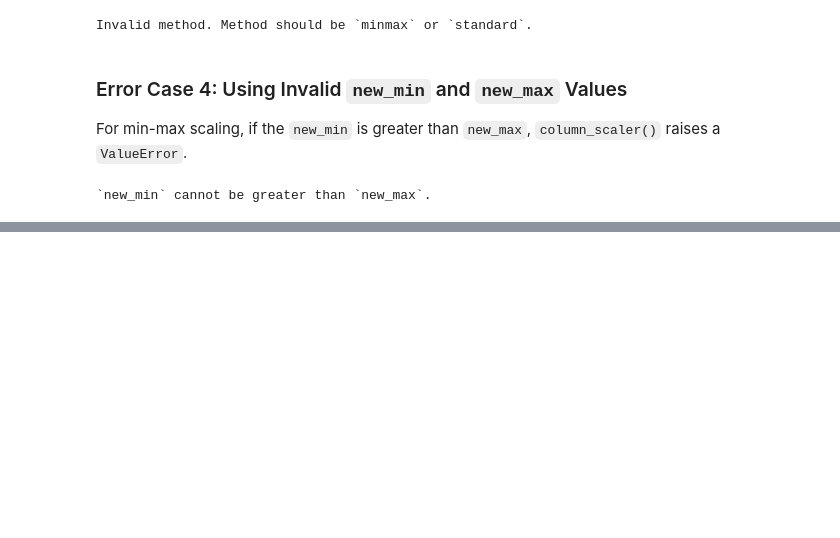
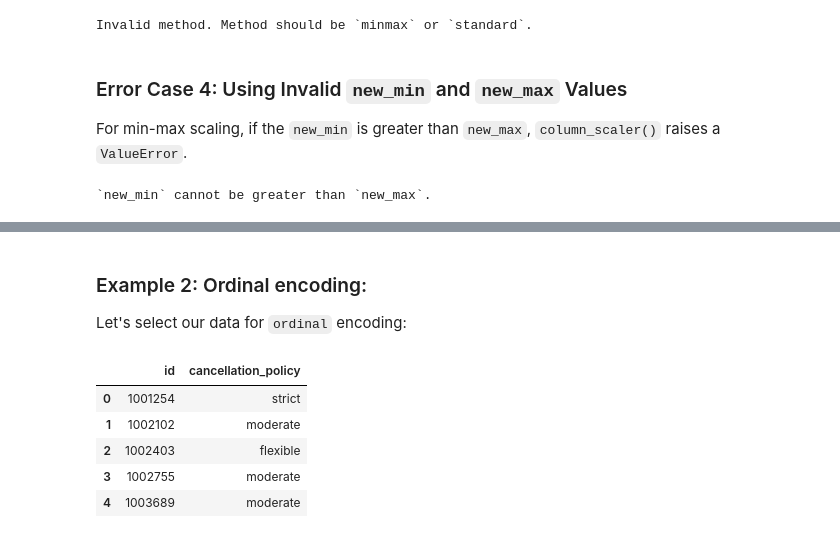
Before and after one commit to UBC-MDS/DataMop_package_group14, a Jupyter notebook: docs/example.ipynb, the cells around one changed output, grey strips where cells are left out. Drawn from its saved outputs; the diff is of its cells as text; code cells hidden in the pictures; blank space fills up the shorter version.

```diff
--- a/docs/example.ipynb
+++ b/docs/example.ipynb
@@ -262,0 +450,14 @@ except ValueError as e:
+# %% [markdown]
+### Example 2: Ordinal encoding:
+Let's select our data for `ordinal` encoding:
+# %%
+columns = ['id', 'cancellation_policy']
+data_ordinal = data[columns].copy()
+data_ordinal.head()
+# %% [output]
+|  | id | cancellation_policy |
+| 0 | 1001254 | strict |
+| 1 | 1002102 | moderate |
+| 2 | 1002403 | flexible |
+| 3 | 1002755 | moderate |
+| 4 | 1003689 | moderate |
```
Also changed, not shown: parts of 40 cells of this notebook.
